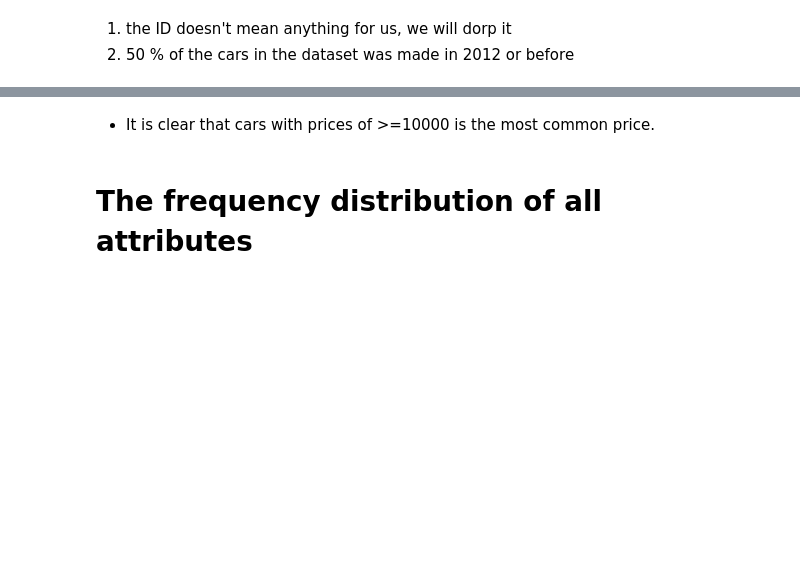
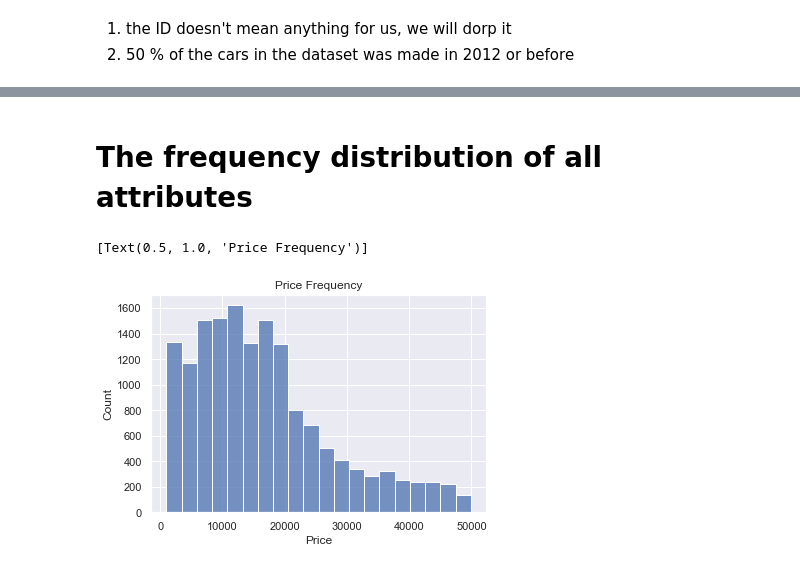
Before and after one commit to aLmktr/COMP3602-Project, a Jupyter notebook: 132962_132851.ipynb, the cells around one changed output, grey strips where cells are left out. Saved outputs shown, nothing was run; the diff lists cells and outputs as text; code cells hidden in the pictures; blank space fills up the shorter version.

Commit message:
added some plots

```diff
--- a/132962_132851.ipynb
+++ b/132962_132851.ipynb
@@ -203,4 +183,2 @@ Name: Price, Length: 2239, dtype: int64
-# %% [markdown]
-- It is clear that cars with prices of >=10000 is the most common price.
 # %% [markdown]
 # The frequency distribution of all attributes
@@ -212,0 +185,6 @@ df[df['Manufacturer'] == 'TESLA']
+# %%
+# Plot the prices of the vehicles
+sns.histplot(df[(df.Price > 1000) & (df.Price < 50000)].Price, bins = 20).set(title = 'Price Frequency')
+# %% [output]
+[Text(0.5, 1.0, 'Price Frequency')]
+[figure, added]
```
Also changed, not shown: parts of 19 cells of this notebook.
